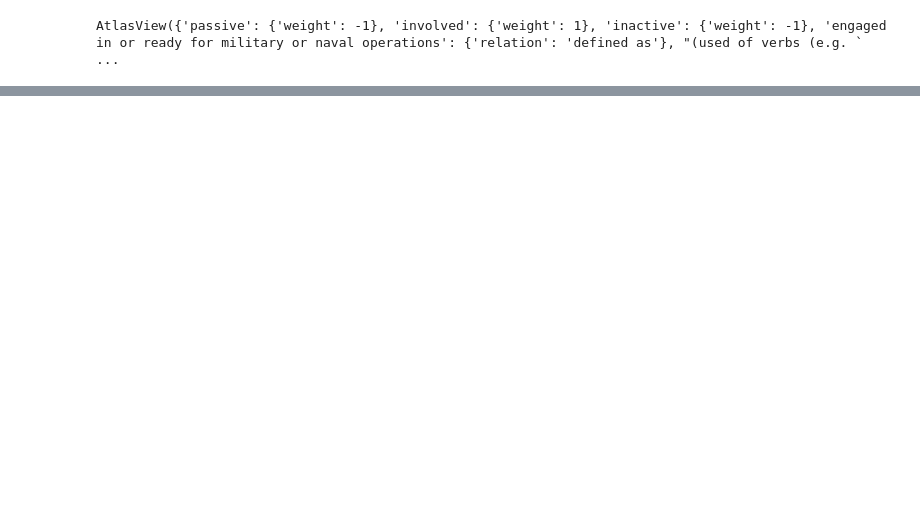
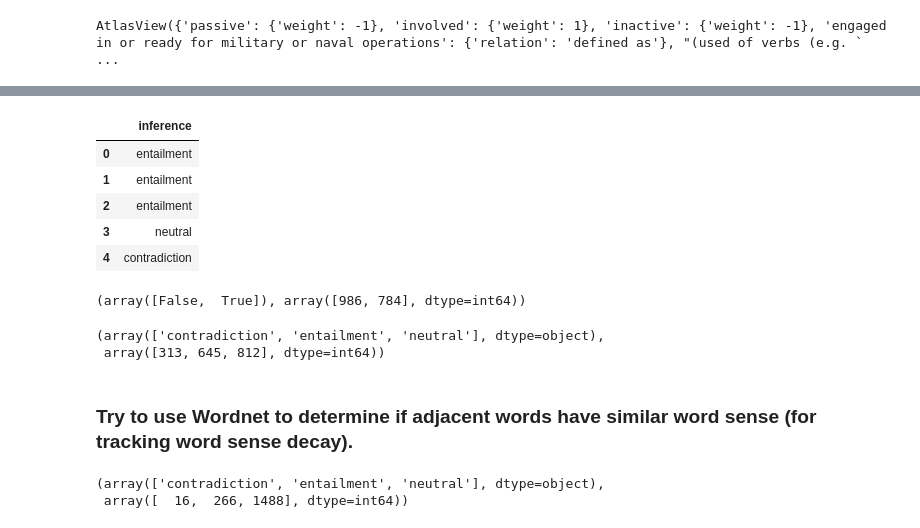
Before and after one commit to llmhyy/comments_summarization, a Jupyter notebook: src/kg_inference_wordsapi.ipynb, the cells around one changed output, grey strips where cells are left out. Drawn from its saved outputs; the diff is of its cells as text; code cells hidden in the pictures; blank space fills up the shorter version.

```diff
--- a/src/kg_inference_wordsapi.ipynb
+++ b/src/kg_inference_wordsapi.ipynb
@@ -248,0 +307,37 @@ ValueError: All-NaN slice encountered
+# %%
+inferences = list()
+for i in range(len(dataset)):
+    s1 = dataset.iloc[i]['first']
+    s2 = dataset.iloc[i]['second']
+    display(s1, s2)
+    t1, t2 = find_traits(s1, s2, pooled_list)
+
+    #t1 = random.choice(list(G2.nodes))  # example trait
+    #t1 = 'ungrudging'
+    print(t1)
+    #t2 = random.choice(list(G2.nodes))  # example trait
+    #t2 = 'disagreeable'
+    print(t2)
+
+    if t1 != t2:
+        try:
+            paths = nx.all_shortest_paths(G2, source=t1, target=t2, weight=None, method='dijkstra')
+            paths_list = [row for row in paths]
+
+            paths_of_weights = get_paths_of_weights(G2, paths_list)
+            #vis_weighted_paths(paths_list, paths_of_weights)
+
+            #paths_of_scores = get_entailment_paths_of_weights(predictor, paths_list)
+            #vis_weighted_paths(paths_list, paths_of_scores)
+
+            inferred_relations = infer_trait_relations(paths_of_weights)
+
+            rel = choose_rel(inferred_relations)
+
+
+        except nx.NetworkXNoPath as e:
+            rel = "neutral"
+    else:
+        rel = "entailment"
+
+    inferences.append(rel)
@@ -248,0 +382,10 @@ ValueError: All-NaN slice encountered
+# %%
+graph_inferences = pd.DataFrame(data=inferences, columns=['inference'])
+graph_inferences.head()
+# %% [output]
+|  | inference |
+| 0 | entailment |
+| 1 | entailment |
+| 2 | entailment |
+| 3 | neutral |
+| 4 | contradiction |
@@ -248,0 +394,20 @@ ValueError: All-NaN slice encountered
+# %%
+equals = list()
+for i in range(len(graph_inferences)):
+    equal = dataset.iloc[i]['judge'] == graph_inferences.iloc[i]['inference']
+    equals.append(equal)
+np.unique(equals, return_counts=True)
+# %% [output]
+(array([False,  True]), array([986, 784], dtype=int64))
+# %%
+np.unique(graph_inferences, return_counts=True)
+# %% [output]
+(array(['contradiction', 'entailment', 'neutral'], dtype=object),
+ array([313, 645, 812], dtype=int64))
+# %% [markdown]
+### Try to use Wordnet to determine if adjacent words have similar word sense (for tracking word sense decay).
+# %%
+np.unique(dataset['judge'], return_counts=True)
+# %% [output]
+(array(['contradiction', 'entailment', 'neutral'], dtype=object),
+ array([  16,  266, 1488], dtype=int64))
```
Also changed, not shown: parts of 36 cells of this notebook.
